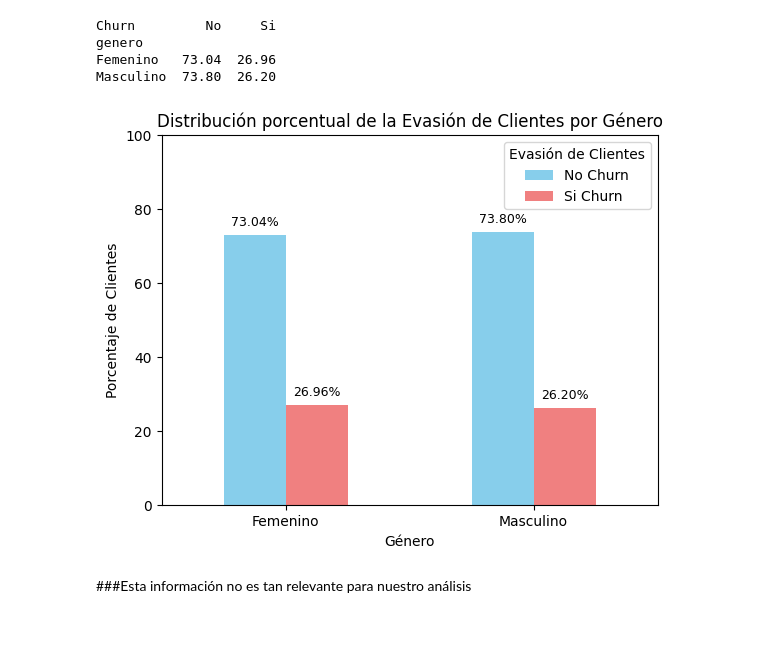
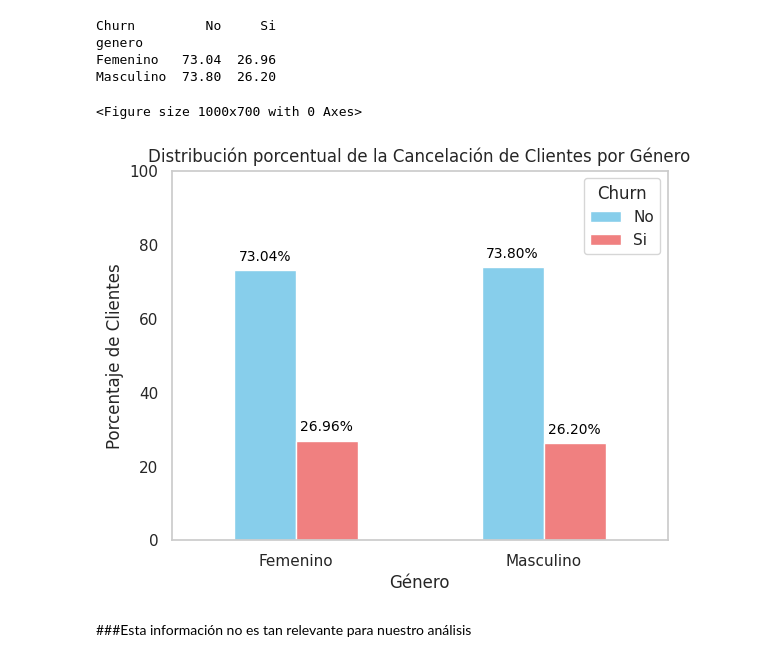
Before and after one commit to rociocelestial/Challenge2-Data-Science, a Jupyter notebook: TelecomX_LATAM.ipynb, the cells around one changed output. Drawn from its saved outputs; the diff is of its cells as text; code cells hidden in the pictures; blank space fills up the shorter version.

```diff
--- a/TelecomX_LATAM.ipynb
+++ b/TelecomX_LATAM.ipynb
@@ -464,33 +464,39 @@ genero
 Femenino   73.04  26.96
 Masculino  73.80  26.20
 # %%
+plt.figure(figsize=(10, 7))
 ax = churn_genero.plot(kind='bar', color=['skyblue', 'lightcoral'])
-plt.title('Distribución porcentual de la Evasión de Clientes por Género')
+plt.title('Distribución porcentual de la Cancelación de Clientes por Género')
 plt.xlabel('Género')
 plt.ylabel('Porcentaje de Clientes')
 plt.xticks(rotation=0)
 plt.ylim(0, 100) # Establecer el límite del eje y para acomodar los porcentajes
 
 # Añadir etiquetas de porcentaje en las barras
 for p in ax.patches:
     height = p.get_height()
     ax.annotate(f'{height:.2f}%',
                 (p.get_x() + p.get_width() / 2., height),
-                ha='center', va='bottom', fontsize=9, color='black',
-                xytext=(0, 5), textcoords='offset points')
+                ha='center', va='bottom', fontsize=10, color='black',
+                xytext=(0,5), textcoords='offset points')
+
+# Elimina lineas de la cuadricula
+ax.grid(False)
+
 
 # Crear elementos de leyenda personalizados
 legend_elements = [
-    Patch(facecolor='skyblue', label='No Churn'),
-    Patch(facecolor='lightcoral', label='Si Churn')
+    Patch(facecolor='skyblue', label='No'),
+    Patch(facecolor='lightcoral', label='Si')
 ]
 
 # Añadir la leyenda al gráfico
-ax.legend(handles=legend_elements, title="Evasión de Clientes")
+ax.legend(handles=legend_elements, title="Churn")
 
 plt.show()
 # %% [output]
+<Figure size 1000x700 with 0 Axes>
-[figure, old version]
+[figure, new version]
 # %% [markdown]
 ###Esta información no es tan relevante para nuestro análisis
 # %%
```
Also changed, not shown: parts of 1 cell of this notebook.
